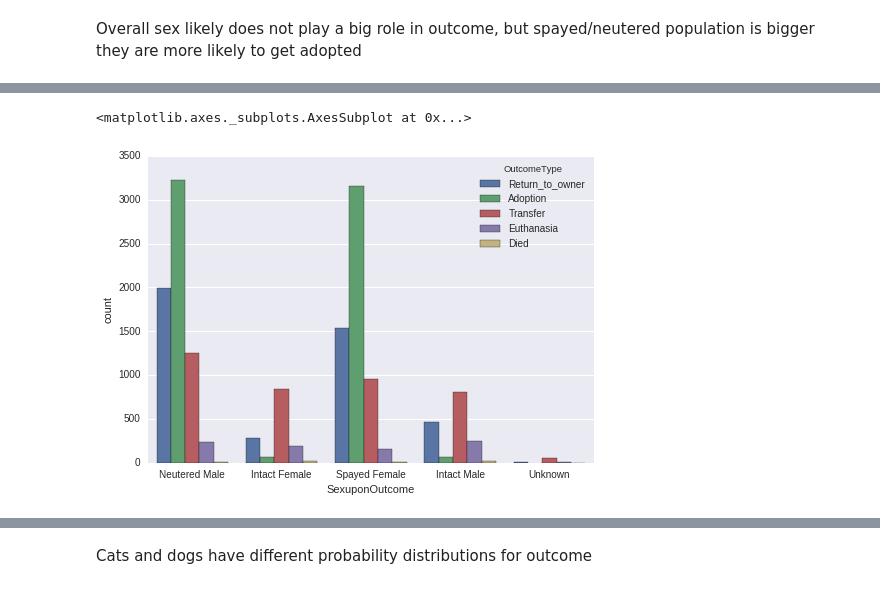
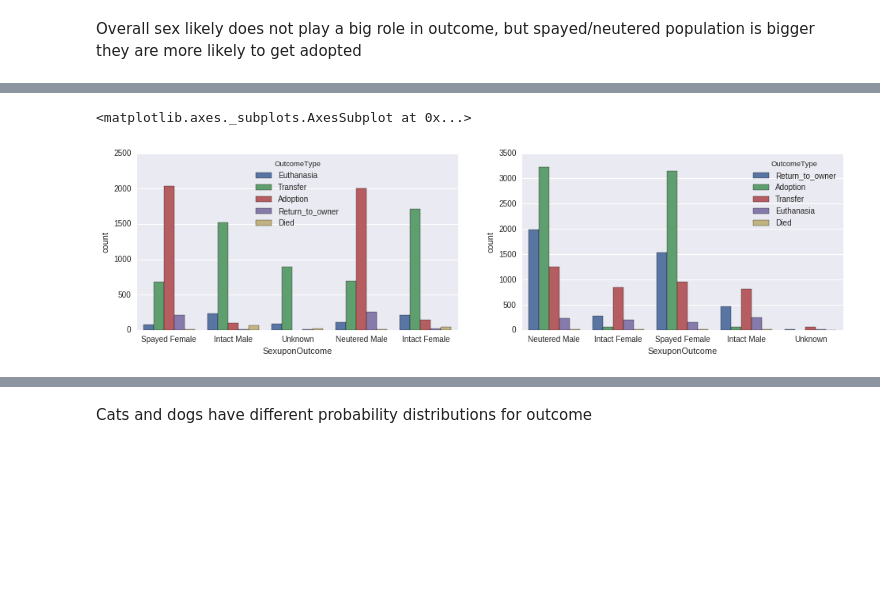
Before and after one commit to aedorado/shelterAnimalOutcomes, a Jupyter notebook: shelterAnimalOutcomes-Visualization.ipynb, the cells around one changed output, grey strips where cells are left out. Cells and saved outputs as stored; diff of their text form; code cells hidden in the pictures; blank space fills up the shorter version.

```diff
--- a/shelterAnimalOutcomes-Visualization.ipynb
+++ b/shelterAnimalOutcomes-Visualization.ipynb
@@ -53,5 +60,7 @@ sns.countplot(x="SexuponOutcome", hue="OutcomeType", data=dfCat)
-# %%
-sns.countplot(x="SexuponOutcome", hue="OutcomeType", data=dfDog)
-# %% [output]
-<matplotlib.axes._subplots.AxesSubplot at 0x...>
-[figure, removed]
+# %%
+f, (ax1, ax2) = plt.subplots(1, 2, figsize=(16, 4))
+sns.countplot(x="SexuponOutcome", hue="OutcomeType", data=dfCat, ax=ax1)
+sns.countplot(x="SexuponOutcome", hue="OutcomeType", data=dfDog, ax=ax2)
+# %% [output]
+<matplotlib.axes._subplots.AxesSubplot at 0x...>
+[figure, added]
```
Also changed, not shown: parts of 9 cells of this notebook, 1 other file.
